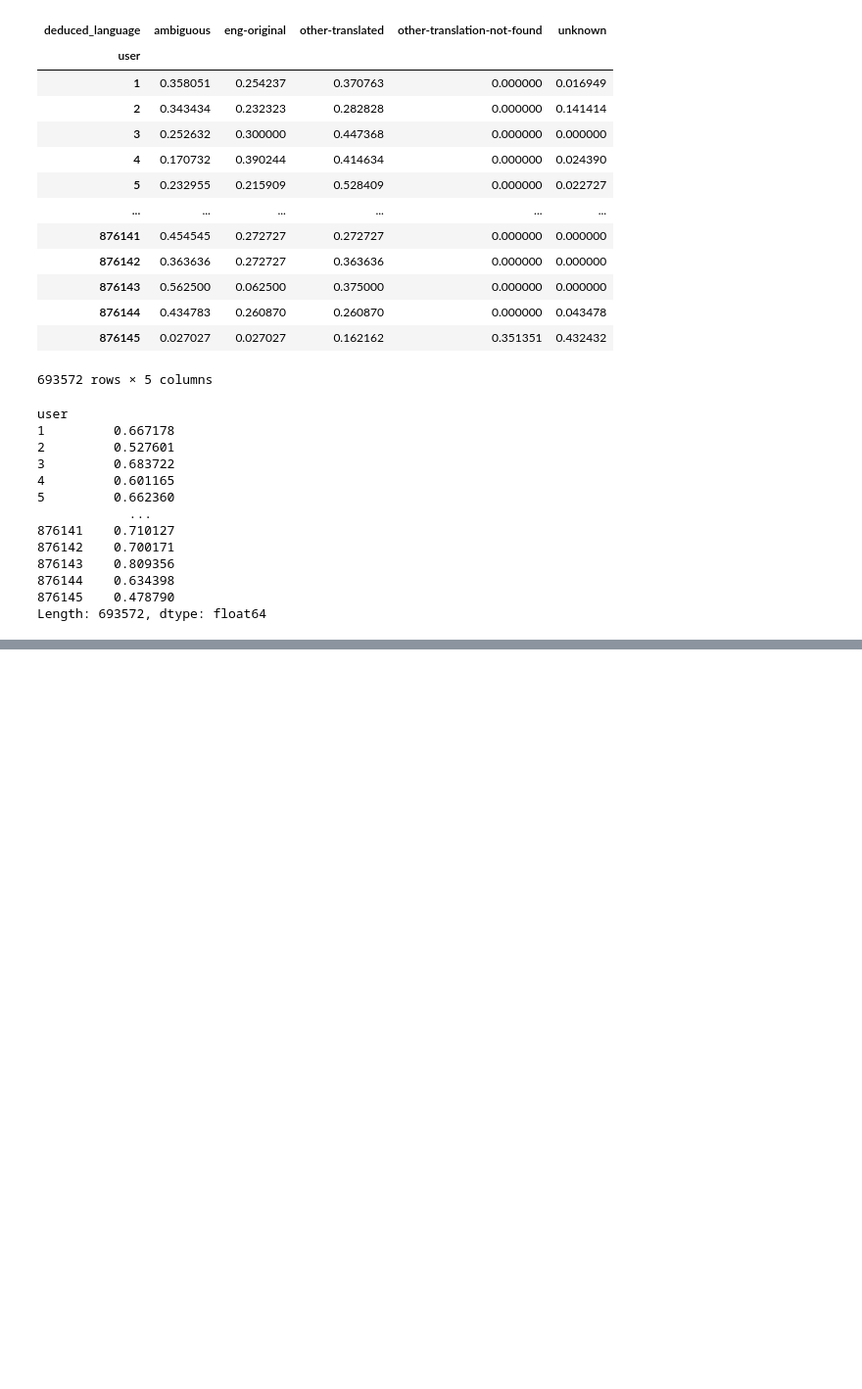
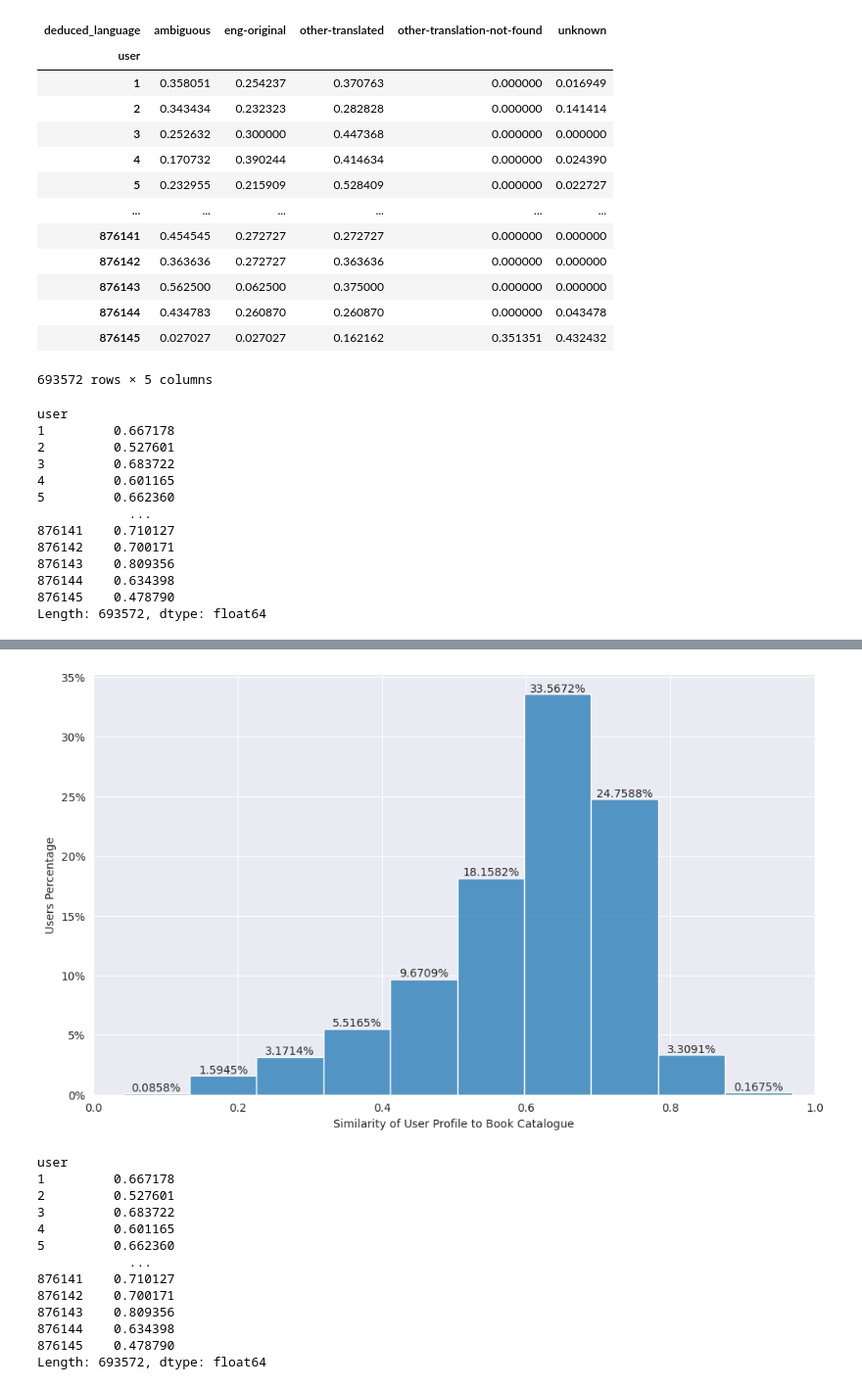
Before and after one commit to raresboza/thesis_lost_in_translation, a Jupyter notebook: notebooks/user_profiles.ipynb, the cells around one changed output, grey strips where cells are left out. Shown at 98% size. Drawn from its saved outputs; the diff is of its cells as text; code cells hidden in the pictures; blank space fills up the shorter version.

```diff
--- a/notebooks/user_profiles.ipynb
+++ b/notebooks/user_profiles.ipynb
@@ -523,0 +267,41 @@ train_df.to_csv("ratinegs_20users_20items_split/train_dataset.tsv", sep='\t', in
+# %%
+import seaborn as sns
+import matplotlib.pyplot as plt
+
+plt.figure(figsize=(10, 6))
+ax=sns.histplot(js_divergences, bins=10, kde=False, stat="probability", palette="muted")
+
+# Add labels
+plt.xlabel("Similarity of User Profile to Book Catalogue")
+plt.ylabel("Users Percentage")
+
+for p in ax.patches:
+    ax.annotate(
+        f'{p.get_height():.4%}',  # Convert to percentage format
+        (p.get_x() + p.get_width() / 2., p.get_height()),  # Position of the text
+        ha='center',  # Horizontal alignment
+        va='center',  # Vertical alignment
+        xytext=(0, 5),  # Offset from the bar
+        textcoords='offset points',
+    )
+ax.set_yticklabels(['{:.0f}%'.format(y * 100) for y in ax.get_yticks()])
+# Show the plot
+plt.xlim(0, 1)
+plt.tight_layout()
+plt.show()
+print(js_divergences)
+# %% [output]
+[figure, added]
+user
+1         0.667178
+2         0.527601
+3         0.683722
+4         0.601165
+5         0.662360
+            ...
+876141    0.710127
+876142    0.700171
+876143    0.809356
+876144    0.634398
+876145    0.478790
+Length: 693572, dtype: float64
```
Also changed, not shown: parts of 23 cells of this notebook, 31 other files.
